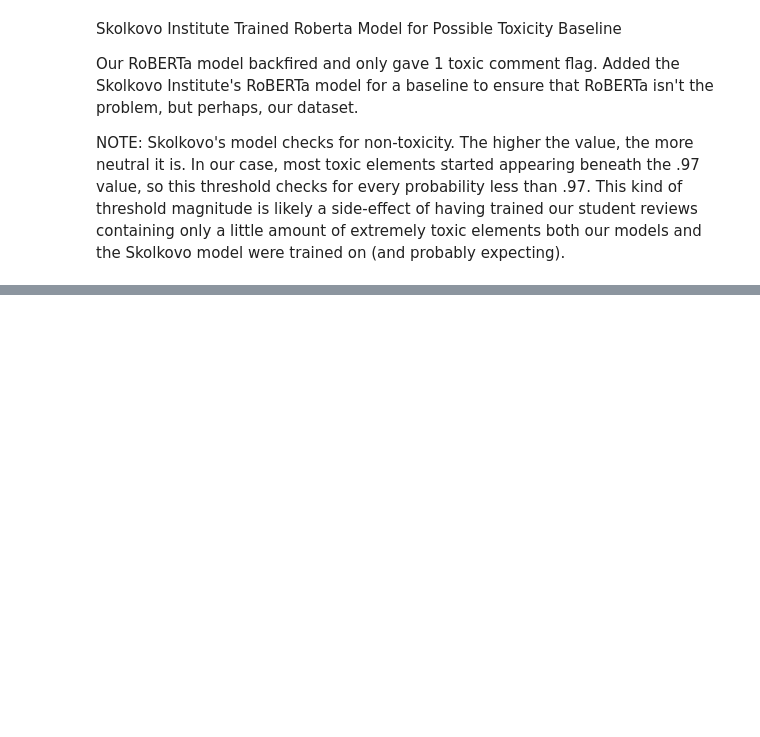
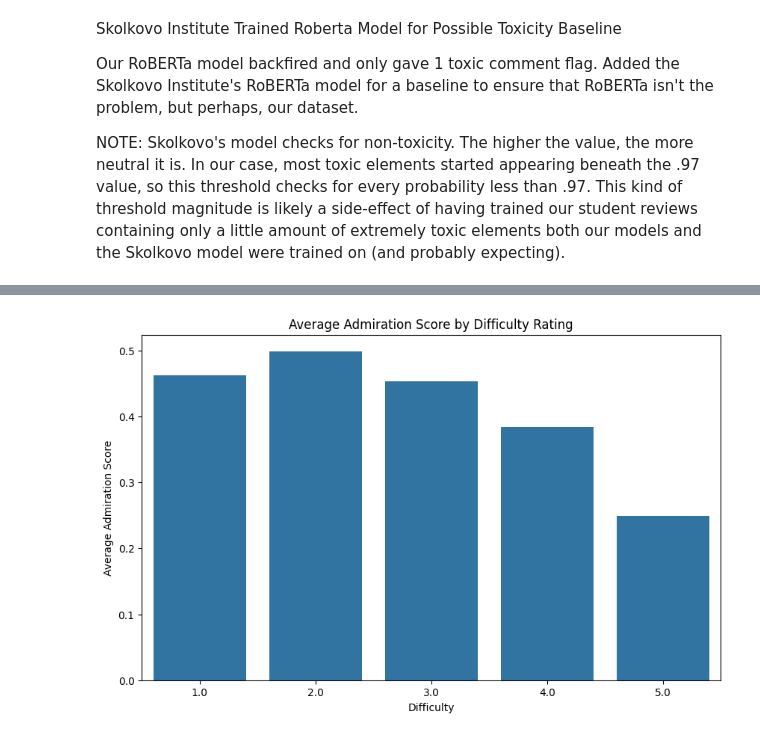
Before and after one commit to joshs23/NLP-RateMyProf, a Jupyter notebook: ratemyprof.ipynb, the cells around one changed output, grey strips where cells are left out. Cells and saved outputs as stored; diff of their text form; code cells hidden in the pictures; blank space fills up the shorter version.

```diff
--- a/ratemyprof.ipynb
+++ b/ratemyprof.ipynb
@@ -1068,0 +1218,79 @@ toxRating_df.to_csv("Cleaned_UW_RMP_ToxRatingsV1.csv", index = False)
+# %%
+import pandas as pd
+from transformers import pipeline
+from concurrent.futures import ThreadPoolExecutor, as_completed
+import statsmodels.api as sm
+from statsmodels.formula.api import ols
+import matplotlib.pyplot as plt
+import seaborn as sns
+
+# Load dataset into a Pandas DataFrame
+cmv_df = pd.read_csv('Cleaned_UW_RMP.csv')
+
+# Initialize the text classification pipeline with GPU support
+classifier = pipeline(task="text-classification", model="SamLowe/roberta-base-go_emotions", top_k=5, device=0)
+
+# Function to process a batch of texts
+def process_batch(batch_comments):
+    outputs = classifier(batch_comments)
+    emotion_scores = []
+    for output in outputs:
+        score_dict = {label['label']: label['score'] for label in output}
+        emotion_scores.append(score_dict)
+    return emotion_scores
+
+# Batch processing with parallel execution
+batch_size = 32  # Adjust the batch size according to your memory capacity
+comments = cmv_df['Review-Body'].dropna().tolist()
+batches = [comments[i:i + batch_size] for i in range(0, len(comments), batch_size)]
+
+all_emotion_scores = []
+with ThreadPoolExecutor(max_workers=4) as executor:  # Adjust number of workers based on your environment
+    futures = {executor.submit(process_batch, batch): batch for batch in batches}
+    for future in as_completed(futures):
+        batch_emotion_scores = future.result()
+        all_emotion_scores.extend(batch_emotion_scores)
+
+# Create a DataFrame with emotion scores
+emotion_scores_df = pd.DataFrame(all_emotion_scores)
+
+# Add difficulty and quality ratings to the DataFrame
+cmv_df = cmv_df.dropna(subset=['Review-Body']).reset_index(drop=True)
+emotion_scores_df['Difficulty'] = cmv_df['Difficulty']
+emotion_scores_df['Quality'] = cmv_df['Quality']
+
+# Function to analyze emotions and plot graphs
+def analyze_emotion(emotion, rating_type):
+    emotion_scores_df[emotion] = emotion_scores_df[emotion].fillna(0)
+    model = ols(f'{emotion} ~ C({rating_type})', data=emotion_scores_df).fit()
+    anova_table = sm.stats.anova_lm(model, typ=2)
+
+    print(f"ANOVA Table for {emotion} based on {rating_type}:")
+    print(anova_table)
+
+    print(f"\nRegression Summary for {emotion} based on {rating_type}:")
+    print(model.summary())
+
+    # Aggregate emotion scores by rating
+    avg_emotion_by_rating = emotion_scores_df.groupby(rating_type)[emotion].mean().reset_index()
+
+    print(f"\nAverage {emotion.capitalize()} Score by {rating_type.capitalize()} Rating:")
+    print(avg_emotion_by_rating)
+    print("\n" + "="*80 + "\n")
+
+    # Plotting the results
+    plt.figure(figsize=(10, 6))
+    sns.barplot(x=rating_type, y=emotion, data=avg_emotion_by_rating)
+    plt.title(f'Average {emotion.capitalize()} Score by {rating_type.capitalize()} Rating')
+    plt.xlabel(rating_type.capitalize())
+    plt.ylabel(f'Average {emotion.capitalize()} Score')
+    plt.show()
+
+# List of emotions to analyze
+emotions = emotion_scores_df.columns[:-2]  # Exclude 'Difficulty' and 'Quality' columns
+
+# Analyze each emotion for difficulty and quality
+for emotion in emotions:
+    analyze_emotion(emotion, 'Difficulty')
+    analyze_emotion(emotion, 'Quality')
+# %% [output]
@@ -1068,0 +1314 @@ toxRating_df.to_csv("Cleaned_UW_RMP_ToxRatingsV1.csv", index = False)
+[figure, added]
```
Also changed, not shown: parts of 8 cells of this notebook.
